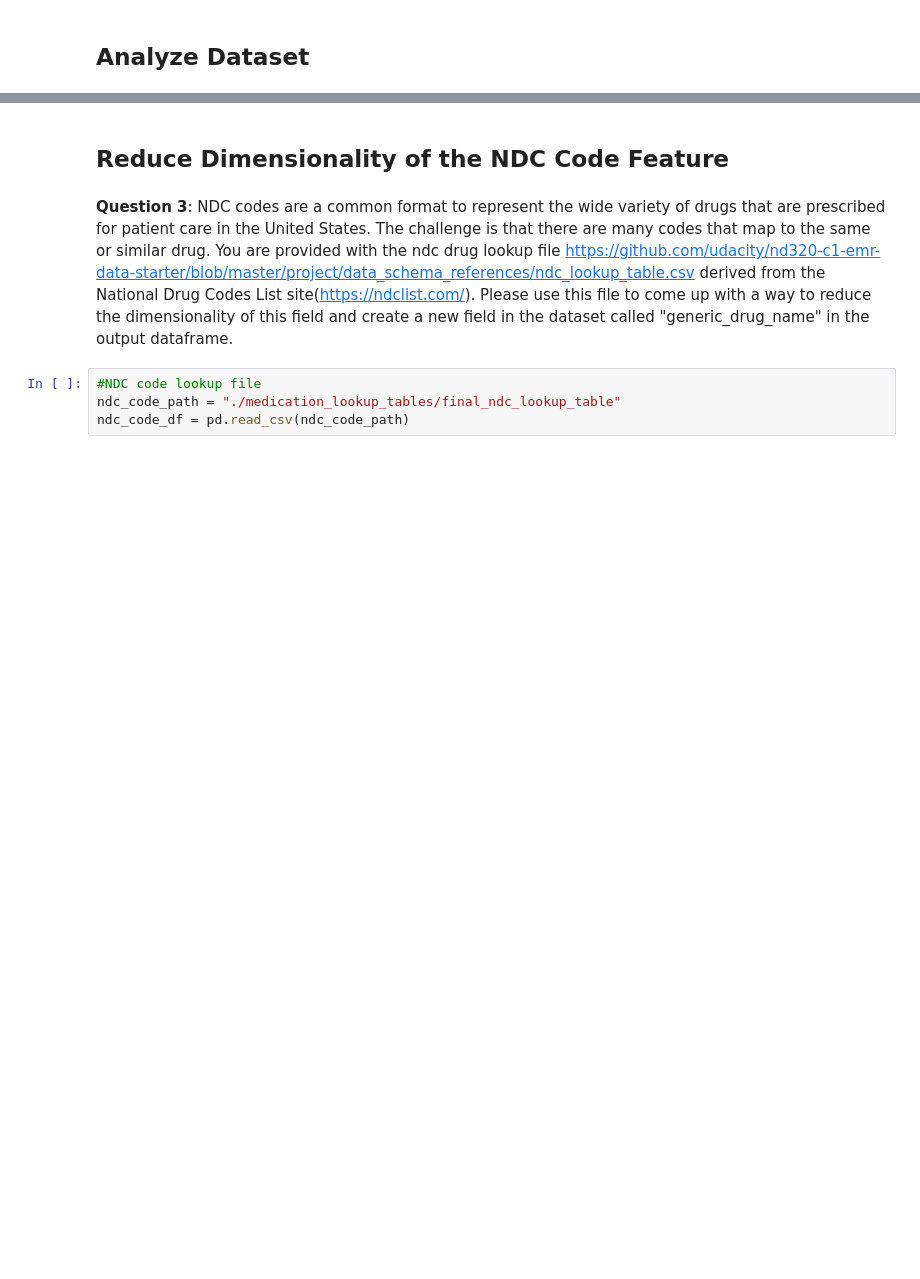
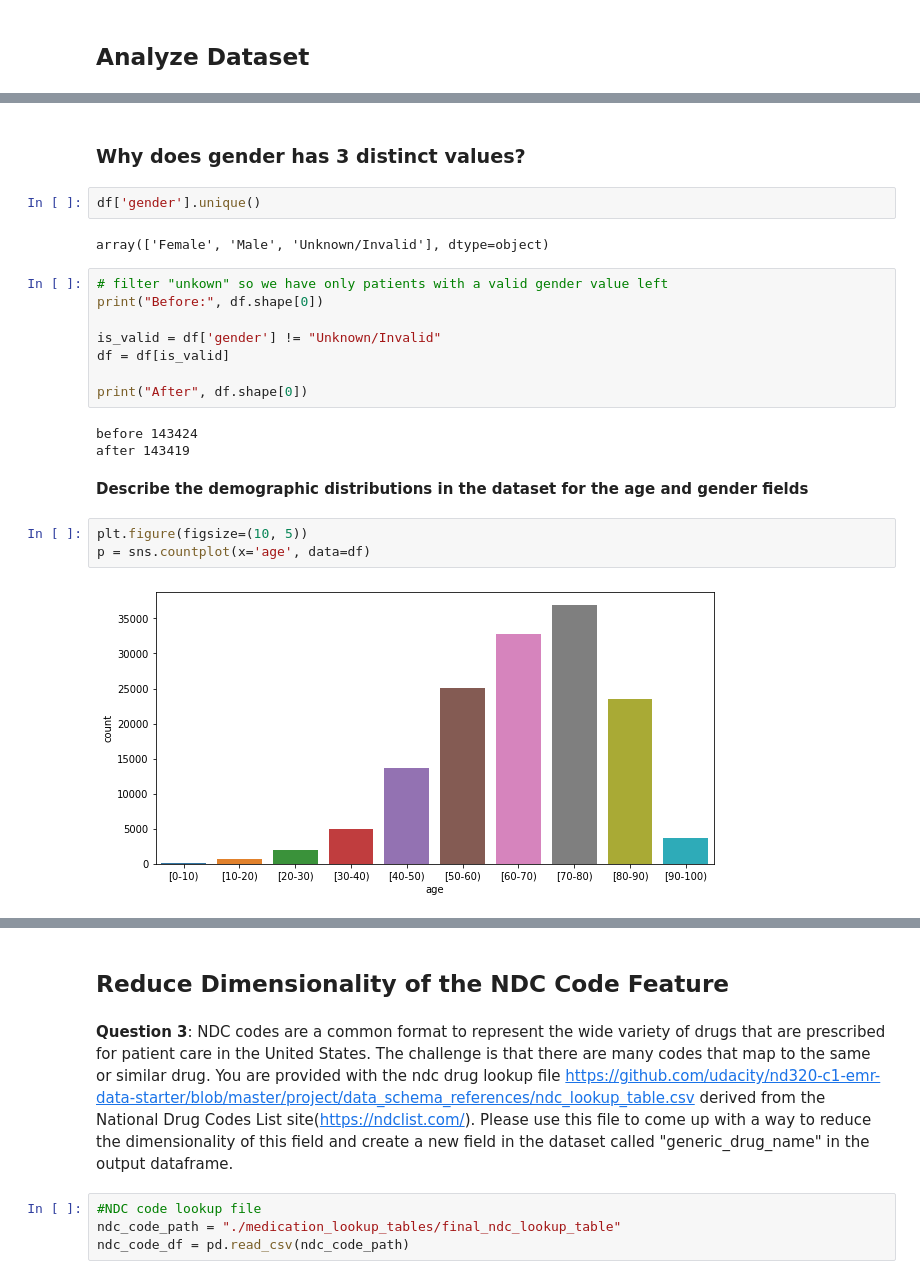
Before and after one commit to SaschaMet/Udacity-AI-for-Healthcare-NanoDegree, a Jupyter notebook: EMR/project/starter_code/student_project.ipynb, the cells around one changed output, grey strips where cells are left out. Drawn from its saved outputs; the diff is of its cells as text; blank space fills up the shorter version.

```diff
--- a/EMR/project/starter_code/student_project.ipynb
+++ b/EMR/project/starter_code/student_project.ipynb
@@ -82,0 +161,24 @@ tfdv.visualize_statistics(full_data_stats)
+# %% [markdown]
+### Why does gender has 3 distinct values?
+# %%
+df['gender'].unique()
+# %% [output]
+array(['Female', 'Male', 'Unknown/Invalid'], dtype=object)
+# %%
+# filter "unkown" so we have only patients with a valid gender value left
+print("Before:", df.shape[0])
+
+is_valid = df['gender'] != "Unknown/Invalid"
+df = df[is_valid]
+
+print("After", df.shape[0])
+# %% [output]
+before 143424
+after 143419
+# %% [markdown]
+**Describe the demographic distributions in the dataset for the age and gender fields**
+# %%
+plt.figure(figsize=(10, 5))
+p = sns.countplot(x='age', data=df)
+# %% [output]
+[figure, added]
```
Also changed, not shown: parts of 36 cells of this notebook, 4 other files.
